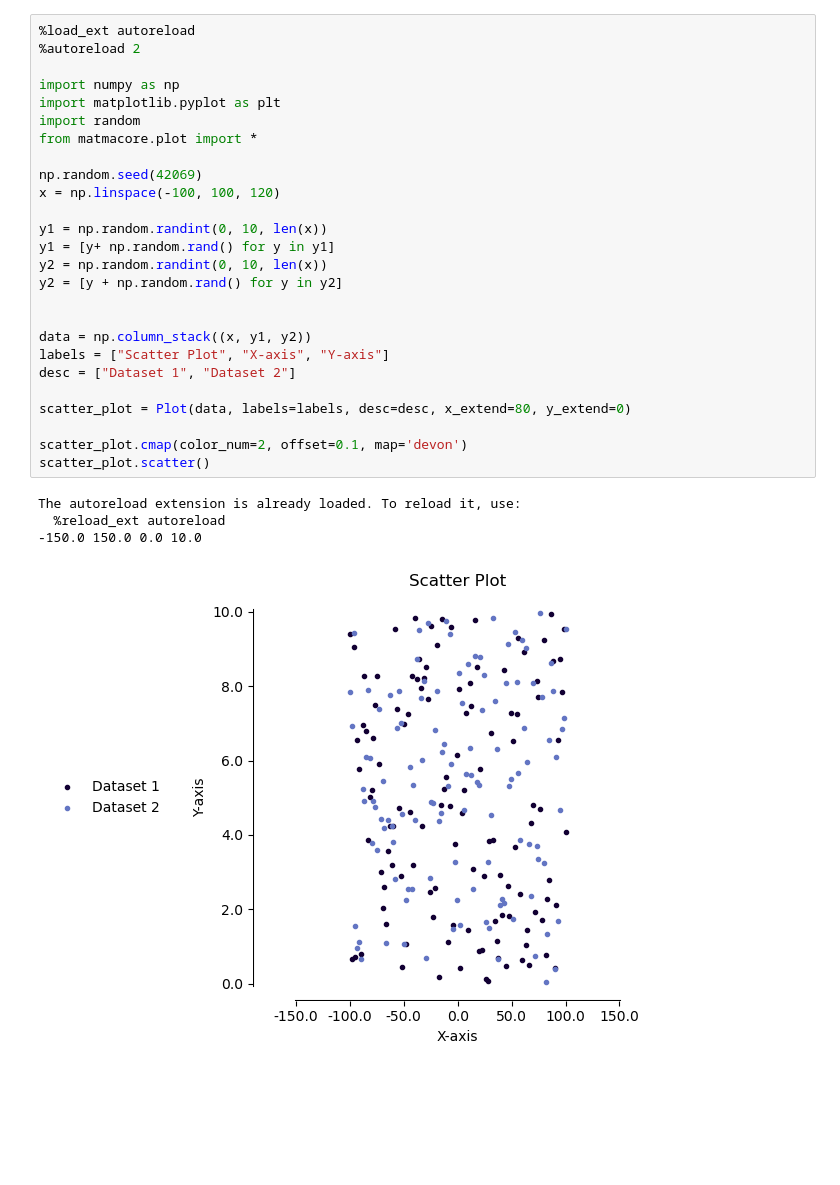
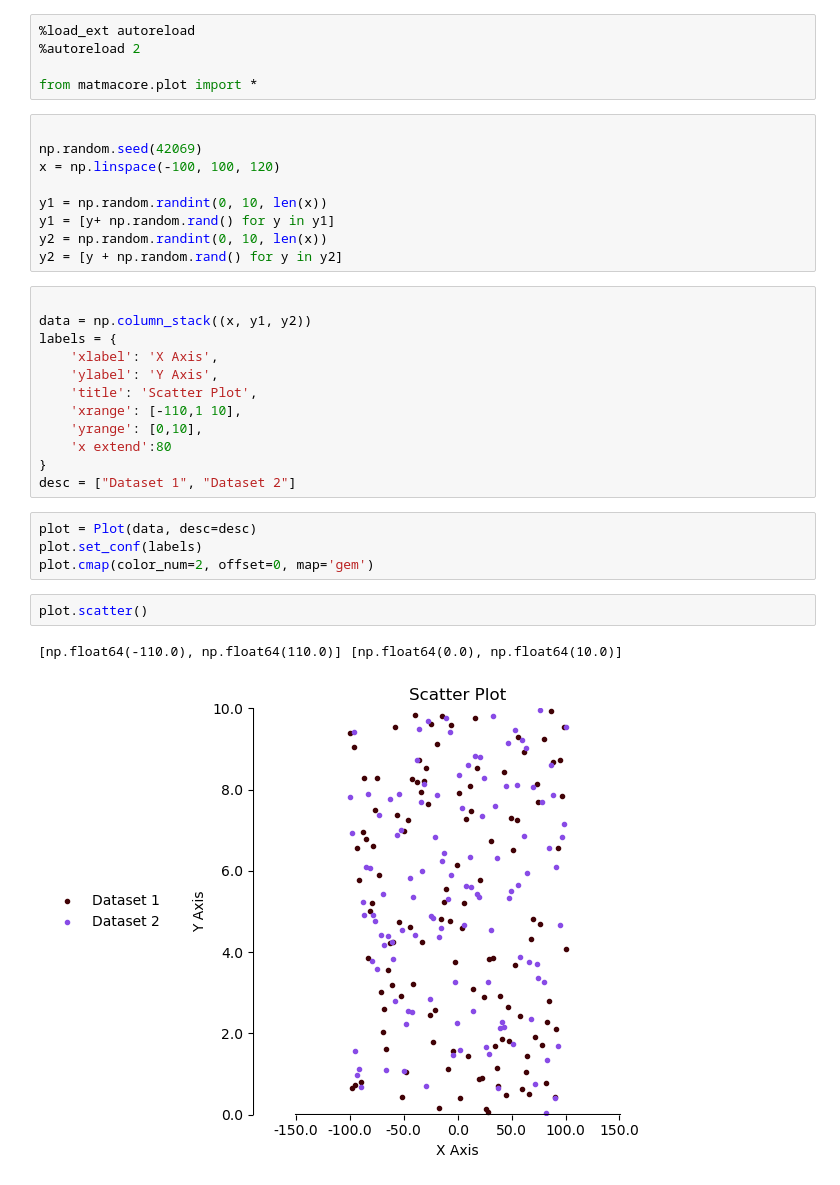
Before and after one commit to marianski-lab/artdep, a Jupyter notebook: benchmarks/scatterplot.ipynb, the cells around one changed output. Drawn from its saved outputs; the diff is of its cells as text; blank space fills up the shorter version.

```diff
--- a/benchmarks/scatterplot.ipynb
+++ b/benchmarks/scatterplot.ipynb
@@ -1,31 +1,35 @@
+# %%
+%load_ext autoreload
+%autoreload 2
+
+from matmacore.plot import *
+# %%
+
+np.random.seed(42069)
+x = np.linspace(-100, 100, 120)
+
+y1 = np.random.randint(0, 10, len(x))
+y1 = [y+ np.random.rand() for y in y1]
+y2 = np.random.randint(0, 10, len(x))
+y2 = [y + np.random.rand() for y in y2]
+# %%
+
+data = np.column_stack((x, y1, y2))
+labels = {
+    'xlabel': 'X Axis',
+    'ylabel': 'Y Axis',
+    'title': 'Scatter Plot',
+    'xrange': [-110,1 10],
+    'yrange': [0,10],
+    'x extend':80
+}
+desc = ["Dataset 1", "Dataset 2"]
+# %%
+plot = Plot(data, desc=desc)
+plot.set_conf(labels)
+plot.cmap(color_num=2, offset=0, map='gem')
 # %%
-%load_ext autoreload
-%autoreload 2
-
-import numpy as np
-import matplotlib.pyplot as plt
-import random
-from matmacore.plot import *
-
-np.random.seed(42069)
-x = np.linspace(-100, 100, 120)
-
-y1 = np.random.randint(0, 10, len(x))
-y1 = [y+ np.random.rand() for y in y1]
-y2 = np.random.randint(0, 10, len(x))
-y2 = [y + np.random.rand() for y in y2]
-
-
-data = np.column_stack((x, y1, y2))
-labels = ["Scatter Plot", "X-axis", "Y-axis"]
-desc = ["Dataset 1", "Dataset 2"]
-
-scatter_plot = Plot(data, labels=labels, desc=desc, x_extend=80, y_extend=0)
-
-scatter_plot.cmap(color_num=2, offset=0.1, map='devon')
-scatter_plot.scatter()
+plot.scatter()
 # %% [output]
-The autoreload extension is already loaded. To reload it, use:
-  %reload_ext autoreload
--150.0 150.0 0.0 10.0
+[np.float64(-110.0), np.float64(110.0)] [np.float64(0.0), np.float64(10.0)]
-[figure, old version]
+[figure, new version]
```
Also changed, not shown: 1 other file.
